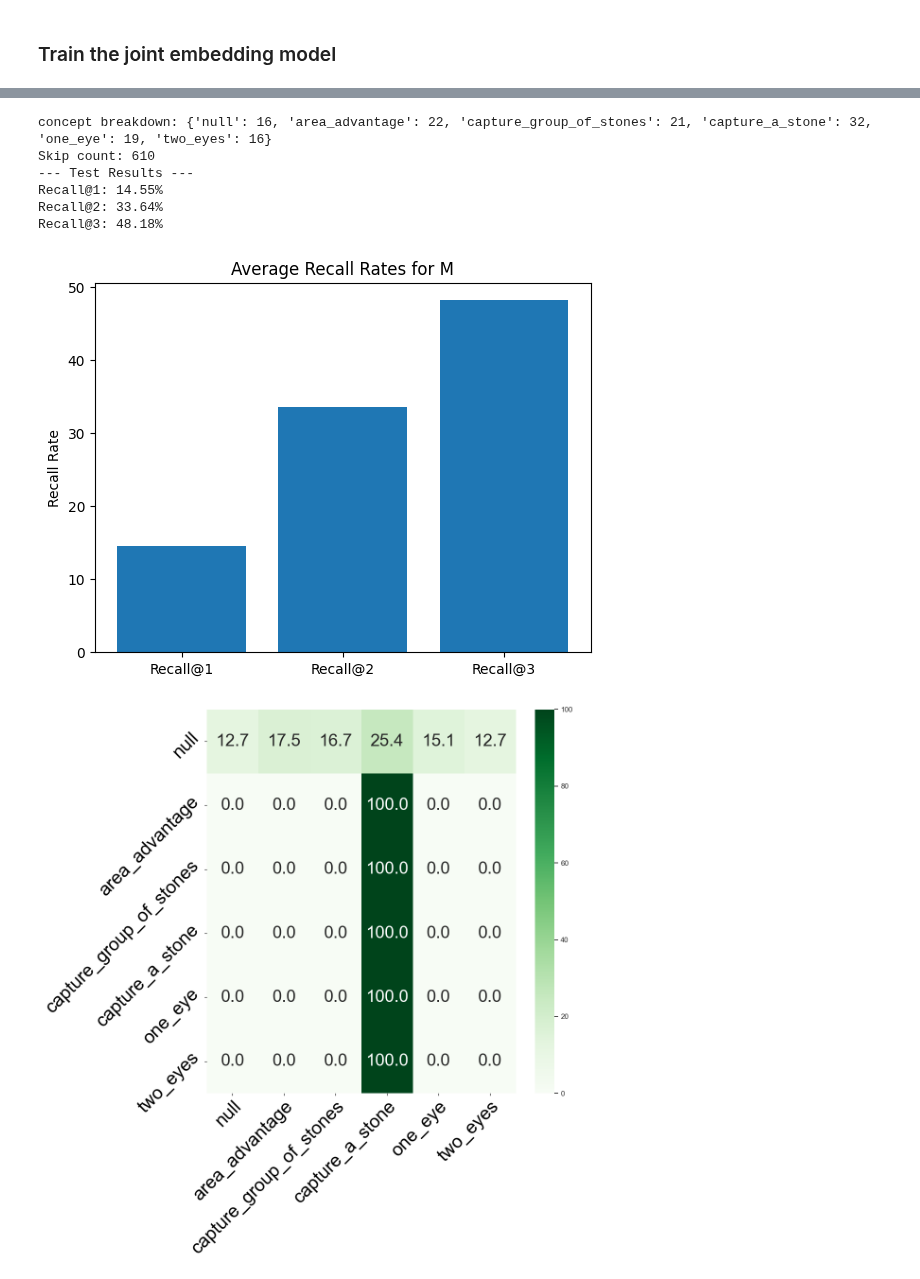
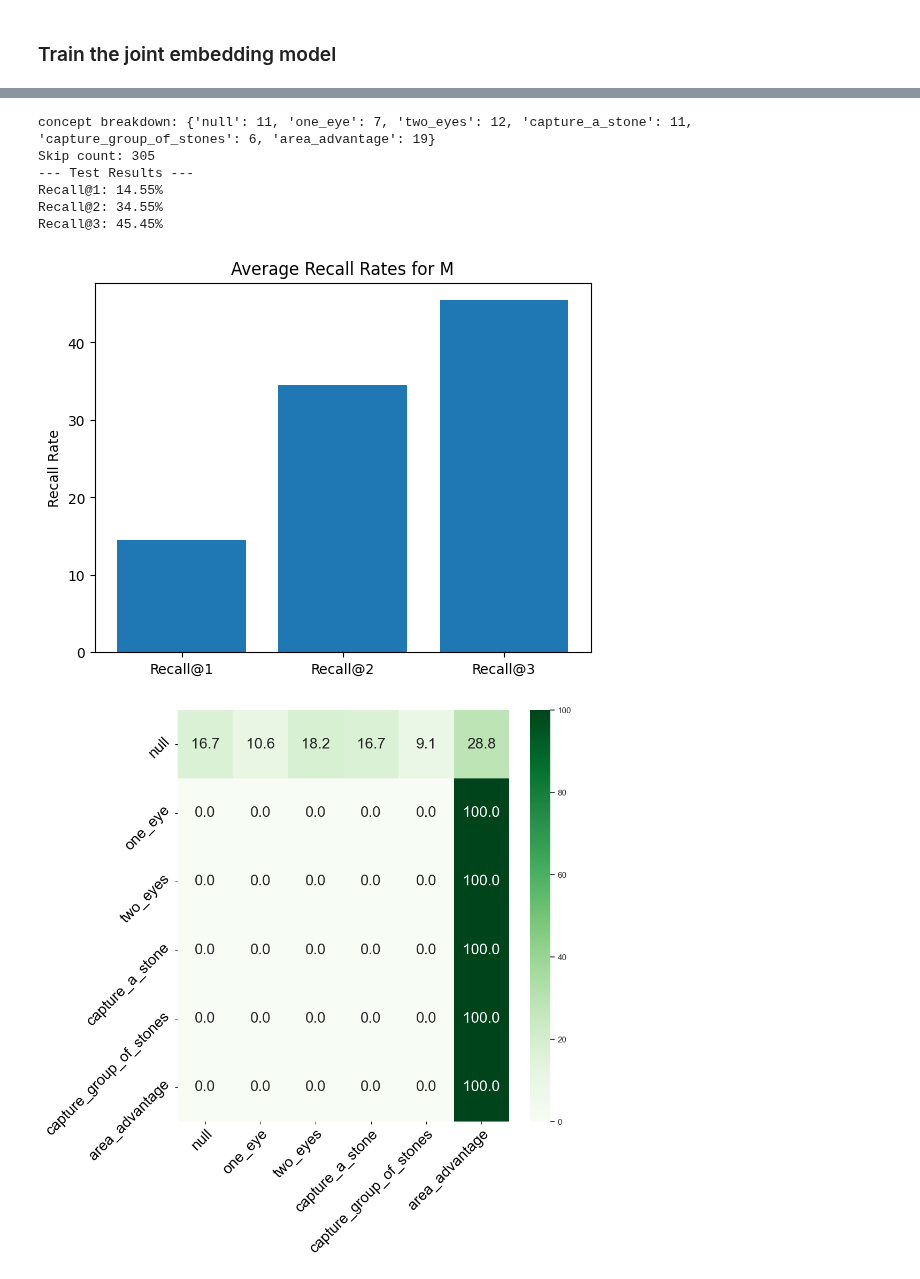
Before and after one commit to erikssommer/xai-concept-methods-drl, a Jupyter notebook: notebooks/joint_embedding_model.ipynb, the cells around one changed output, grey strips where cells are left out. Drawn from its saved outputs; the diff is of its cells as text; code cells hidden in the pictures.

```diff
--- a/notebooks/joint_embedding_model.ipynb
+++ b/notebooks/joint_embedding_model.ipynb
@@ -23,7 +23,7 @@ tf.config.experimental.set_memory_growth(physical_devices[0], True)
 
 from jem import JointEmbeddingModel, data_utils
 
-use_saved_dataset = True
+use_saved_dataset = False
 
 lr = 0.001
 epochs = 10
@@ -43,7 +43,7 @@ resnet = True
 model_type = "resnet" if resnet else "convnet"
 
 agents_to_sample = [0, 10, 20, 60, 100, 500]
-cases_to_sample = 100
+cases_to_sample = 50
 
 full_model_path = f"../models/saved_sessions/{model_type}/board_size_{board_size}/{session_name}/"
 
@@ -230,38 +231,37 @@ ax.set_ylabel('Recall Rate')
 ax.set_title('Average Recall Rates for M')
 plt.show()
 # %% [output]
-concept breakdown: {'null': 16, 'area_advantage': 22, 'capture_group_of_stones': 21, 'capture_a_stone': 32, 'one_eye': 19, 'two_eyes': 16}
-Skip count: 610
+concept breakdown: {'null': 11, 'one_eye': 7, 'two_eyes': 12, 'capture_a_stone': 11, 'capture_group_of_stones': 6, 'area_advantage': 19}
+Skip count: 305
 --- Test Results ---
 Recall@1: 14.55%
-Recall@2: 33.64%
-Recall@3: 48.18%
+Recall@2: 34.55%
+Recall@3: 45.45%
-[figure, old version]
+[figure, new version]
 # %%
 import pandas as pd
 import seaborn as sne
 
 keys_ = list(confusion_matrix.keys())
 arr2 = []
 for i in keys_:
     class_sum = float(sum(confusion_matrix[i].values()))
     class_arr = []
     for j in keys_:
         calc_ = confusion_matrix[i][j] / class_sum
         class_arr.append(calc_)
     arr2.append(class_arr)
 
 labels = [data_utils.translate_explanation(explanation_list[i]) for i in range(len(explanation_list))]
 df_cm2 = pd.DataFrame(np.array(arr2)*100, labels, labels)
-fig, ax = plt.subplots(figsize=(12,12))
+fig, ax = plt.subplots(figsize=(10,10))
 sne.set_theme(font_scale=1.0) # for label size
-sne.heatmap(df_cm2, annot=True, annot_kws={"size": 26}, cmap="Greens", fmt='.1f') # font size
-plt.xticks(rotation=45, fontsize=28, horizontalalignment="right", verticalalignment="top", rotation_mode="anchor")
-plt.yticks(rotation=45, fontsize=28, horizontalalignment="right", verticalalignment="bottom", rotation_mode="anchor")
-# plt.show()
-plt.tight_layout()
+sne.heatmap(df_cm2, annot=True, annot_kws={"size": 20}, cmap="Greens", fmt='.1f') # font size
+plt.xticks(rotation=45, fontsize=20, horizontalalignment="right", verticalalignment="top", rotation_mode="anchor")
+plt.yticks(rotation=45, fontsize=20, horizontalalignment="right", verticalalignment="bottom", rotation_mode="anchor")
+plt.show()
 # %% [output]
-[figure, old version]
+[figure, new version]
 # %%
 # Import necessary modules
 from sklearn.manifold import TSNE  # For t-SNE visualization
```
Also changed, not shown: parts of 3 cells of this notebook, 5 other files.
